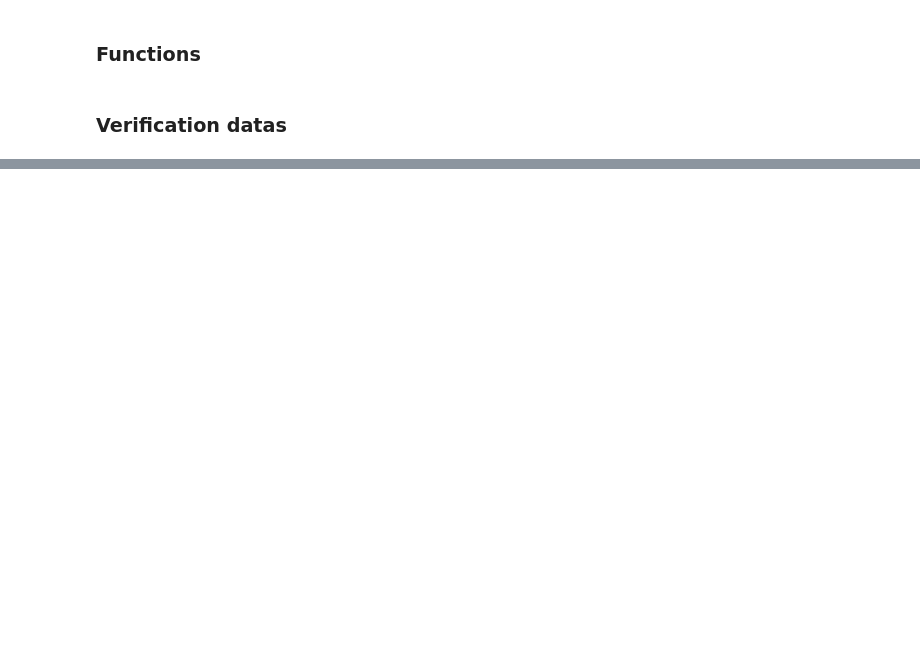
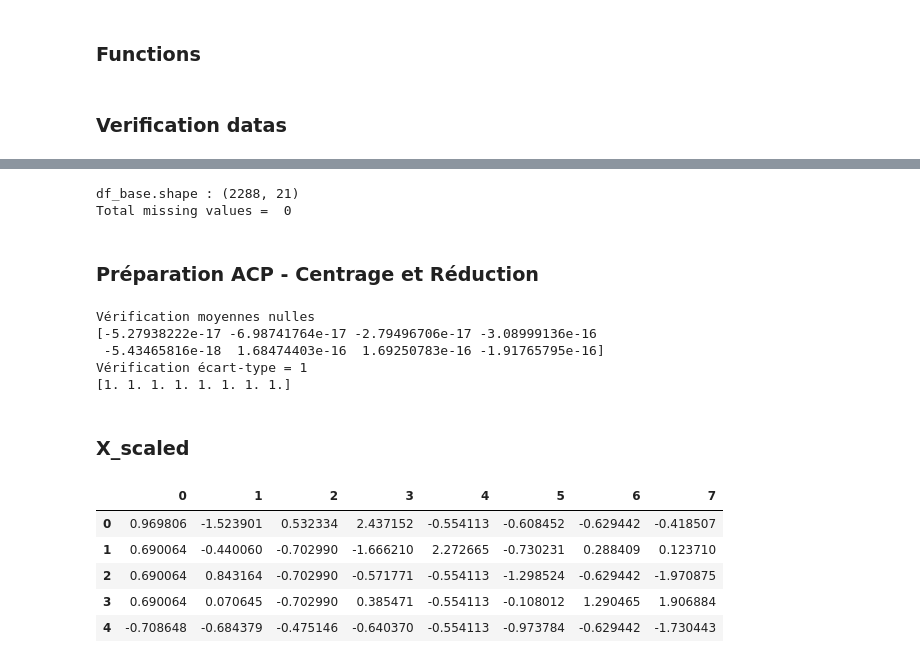
Before and after one commit to flabastie/inca3, a Jupyter notebook: pop2_acp.ipynb, the cells around one changed output, grey strips where cells are left out. Cells and saved outputs as stored; diff of their text form; code cells hidden in the pictures; blank space fills up the shorter version.

```diff
--- a/pop2_acp.ipynb
+++ b/pop2_acp.ipynb
@@ -369,0 +183,11 @@ plt.show(block=False)
+# %%
+print('df_base.shape :', df_base.shape)
+print("Total missing values = ", df_base.isna().sum().sum())
+describe_df = df_base[['tage_PS', 'diplome_interv', 'revenu', 'imc', 'restaurationrapide_freq', 'collation_freq',
+         'pain_cereales_bio', 'fruits_legumes_bio', 'produits_laitiers_bio', 'viandes_poissons_bio',
+         'consommation_bio', 'tv_duree', 'ordi_duree', 'travail_duree', 'sedentarite_duree',
+         'activite_total_duree', 'activite_domloissport_duree']].describe()
+# describe_df
+# %% [output]
+df_base.shape : (2288, 21)
+Total missing values =  0
@@ -369,0 +197,46 @@ plt.show(block=False)
+# %% [markdown]
+### Préparation ACP - Centrage et Réduction
+# %%
+# selection des colonnes à prendre en compte dans l'ACP
+data_pca = df_base[['revenu', 'imc', 'restaurationrapide_freq', 'collation_freq', 'fruits_legumes_bio',
+                    'tv_duree', 'travail_duree', 'activite_total_duree']]
+
+# Utile pour définitions clusters CAH
+# revenu = [df_base.loc[id, "revenu"] for id in df_base.index]
+info_sup = [df_base.loc[id, "tage_PS"] for id in df_base.index]
+
+# préparation des données pour l'acp
+X = data_pca.values
+# names = df_base.index
+names = df_base['NOIND']
+# features = df_base.columns
+features = ['sex_PS', 'tage_PS', 'diplome_interv', 'revenu', 'imc', 'fume', 'restaurationrapide_freq',
+            'collation_freq', 'consommation_bio', 'fruits_legumes_bio', 'tv_duree', 'travail_duree',
+            'activite_total_duree']
+
+# Centrage et Réduction
+std_scale = StandardScaler()
+X_scaled = std_scale.fit_transform(X)
+
+# vérification moyennes nulles
+print('Vérification moyennes nulles')
+print(np.mean(X_scaled,axis=0))
+print('Vérification écart-type = 1')
+print(np.std(X_scaled,axis=0,ddof=0))
+# %% [output]
+Vérification moyennes nulles
+[-5.27938222e-17 -6.98741764e-17 -2.79496706e-17 -3.08999136e-16
+ -5.43465816e-18  1.68474403e-16  1.69250783e-16 -1.91765795e-16]
+Vérification écart-type = 1
+[1. 1. 1. 1. 1. 1. 1. 1.]
+# %% [markdown]
+### X_scaled
+# %%
+pd.DataFrame(X_scaled).head()
+# %% [output]
+|  | 0 | 1 | 2 | 3 | 4 | 5 | 6 | 7 |
+| 0 | 0.969806 | -1.523901 | 0.532334 | 2.437152 | -0.554113 | -0.608452 | -0.629442 | -0.418507 |
+| 1 | 0.690064 | -0.440060 | -0.702990 | -1.666210 | 2.272665 | -0.730231 | 0.288409 | 0.123710 |
+| 2 | 0.690064 | 0.843164 | -0.702990 | -0.571771 | -0.554113 | -1.298524 | -0.629442 | -1.970875 |
+| 3 | 0.690064 | 0.070645 | -0.702990 | 0.385471 | -0.554113 | -0.108012 | 1.290465 | 1.906884 |
+| 4 | -0.708648 | -0.684379 | -0.475146 | -0.640370 | -0.554113 | -0.973784 | -0.629442 | -1.730443 |
```
Also changed, not shown: parts of 35 cells of this notebook, 4 other files.
